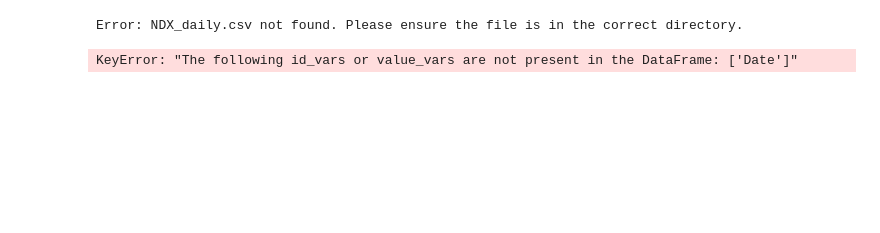
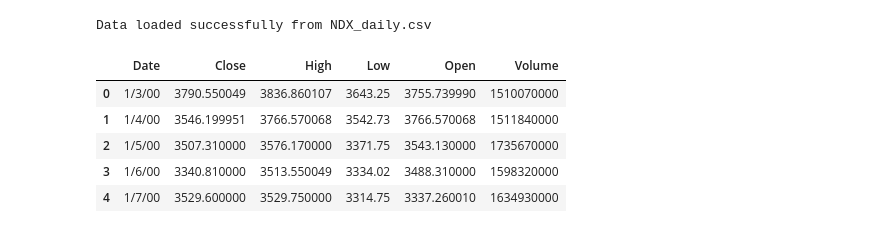
Before and after one commit to EmmaMuhleman1/Adv_Fin_ML_Exercises, a Jupyter notebook: Copy_of_Exam3Resiti.ipynb, the cells around one changed output. Cells and saved outputs as stored; diff of their text form; code cells hidden in the pictures; blank space fills up the shorter version.

```diff
--- a/Copy_of_Exam3Resiti.ipynb
+++ b/Copy_of_Exam3Resiti.ipynb
@@ -42,28 +44,23 @@ sns.set(style='whitegrid', context='notebook')
 # %%
 # Step 1: Data Acquisition from CSV
 try:
-    df = pd.read_csv('NDX_daily.csv')
+    # Use the raw GitHub URL for the CSV file
+    csv_url = "https://raw.githubusercontent.com/EmmaMuhleman1/Adv_Fin_ML_Exercises/master/NDX_daily.csv"
+    df = pd.read_csv(csv_url)
     print("Data loaded successfully from NDX_daily.csv")
     display(df.head())
 except FileNotFoundError:
-    print("Error: NDX_daily.csv not found. Please ensure the file is in the correct directory.")
+    print("Error: NDX_daily.csv not found. Please ensure the file is in the correct directory or the URL is correct.")
+except Exception as e:
+    print(f"An error occurred while reading the CSV: {e}")
 # %% [output]
-Error: NDX_daily.csv not found. Please ensure the file is in the correct directory.
+Data loaded successfully from NDX_daily.csv
+|  | Date | Close | High | Low | Open | Volume |
+| 0 | 1/3/00 | 3790.550049 | 3836.860107 | 3643.25 | 3755.739990 | 1510070000 |
+| 1 | 1/4/00 | 3546.199951 | 3766.570068 | 3542.73 | 3766.570068 | 1511840000 |
+| 2 | 1/5/00 | 3507.310000 | 3576.170000 | 3371.75 | 3543.130000 | 1735670000 |
+| 3 | 1/6/00 | 3340.810000 | 3513.550049 | 3334.02 | 3488.310000 | 1598320000 |
+| 4 | 1/7/00 | 3529.600000 | 3529.750000 | 3314.75 | 3337.260010 | 1634930000 |
-# %%
-import altair as alt
-# Melt the dataframe to long format for easier plotting with Altair
-df_melted = df.melt(id_vars=["Date"], var_name="Metric", value_name="Value")
-# Create a line chart with Altair
-chart = alt.Chart(df_melted).mark_line().encode(
-    x="Date",
-    y="Value",
-    color="Metric"
-).properties(
-    title="Metrics Over Time"
-)
-chart
-# %% [output]
-KeyError: "The following id_vars or value_vars are not present in the DataFrame: ['Date']"
 # %%
 # Distribution of daily returns
 df['Return'] = df['Close'].pct_change()
```
Also changed, not shown: parts of 43 cells of this notebook.
